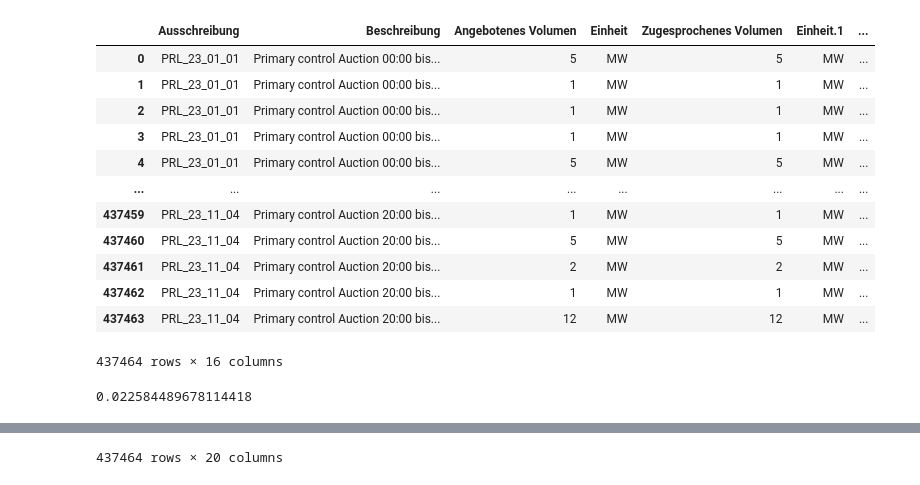
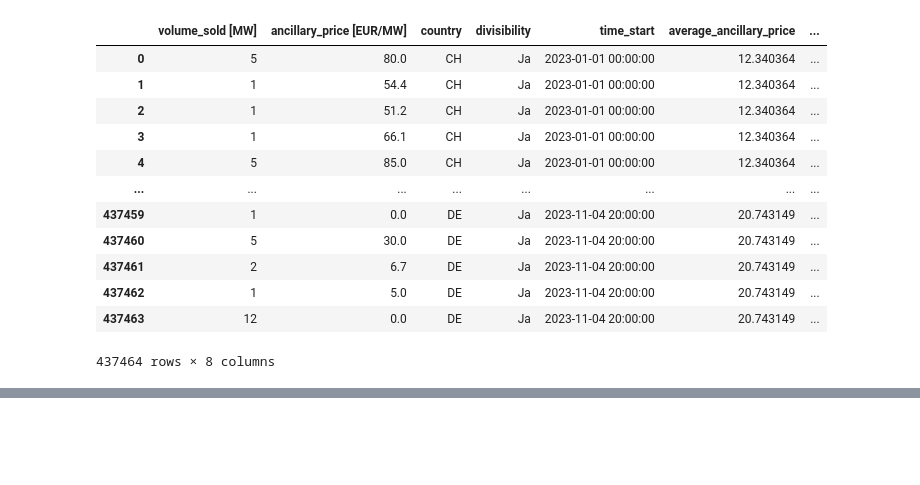
Before and after one commit to ibstokke/EnergyNow23, a Jupyter notebook: Electricity_prices.ipynb, the cells around one changed output, grey strips where cells are left out. Cells and saved outputs as stored; diff of their text form; code cells hidden in the pictures; blank space fills up the shorter version.

```diff
--- a/Electricity_prices.ipynb
+++ b/Electricity_prices.ipynb
@@ -11,6 +11,7 @@ electricity_df = pd.DataFrame()
 start_date = datetime(year = 2023, month = 1, day=1, hour=0, minute=0)
 end_date = datetime(year=2023, month = 11, day = 3)
 
+#Processing electricity prices
 
 for filename in el_csv_files:
     process_df = pd.read_csv(filename)
@@ -31,11 +32,11 @@ prices_series = pd.Series()
 date_iterator = start_date
 while date_iterator < end_date:
     df = electricity_df [(electricity_df["time_start"] >= date_iterator) & (electricity_df["time_start"]< date_iterator + interval_size)]
-    #Finding the average 4 hour price in EUR/MWh
+    #Finding the average 4 hour price in EUR/MW
     avg_price = df["Day-ahead Price [EUR/MWh]"].sum()
     indices = list(df.index.values)
-    electricity_df["average_electricity_price"].loc[indices[0]:indices[-1]] = avg_price
+    electricity_df.loc[indices[0]:indices[-1],"average_electricity_price"] = avg_price
     date_iterator = date_iterator+interval_size
-electricity_df = electricity_df[electricity_df["time_start"].dt.hour%4 ==0]
+electricity_df = electricity_df[electricity_df["time_start"].dt.hour%4 ==0].drop(labels = ["MTU (CET/CEST)", "Day-ahead Price [EUR/MWh]","time_stop"], axis =1)
 electricity_df
 # %% [output]
@@ -72,4 +56,6 @@ A value is trying to be set on a copy of a slice from a D
 # %%
+#processing ancillary bids to find average bid, max bid, and min bid per 4-hour session
+
 ancillary_df = pd.DataFrame()
 
 an_csv_files = ["2023-PRL-SRL-TRL-Ergebnis.csv"]
@@ -78,31 +64,56 @@ start_date = datetime(year = 2023, month = 1, day=1, hour=0, minute=0)
 end_date = datetime(year=2023, month = 11, day = 3)
 
 for filename in an_csv_files:
-    process_df = pd.read_csv(filename, sep = ";")
+    process_df = pd.read_csv(filename, sep = ";", low_memory=False)
     ancillary_df = pd.concat([ancillary_df,process_df])
-
+print(ancillary_df.columns)
+#specifying and filtering by ancillary service type
 ancillary_type = "PRL"
 ancillary_df = ancillary_df[ancillary_df["Ausschreibung"].str[0:3] == ancillary_type]
-display(ancillary_df)
-ancillary_df = ancillary_df.apply(lambda col: pd.to_numeric(col, errors = "ignore"), axis = 1)
+
+#ancillary_df = ancillary_df.apply(lambda col: pd.to_numeric(col, downcast= 'float', errors = "ignore"), axis = 1)
 
 day = ancillary_df["Ausschreibung"].str[-8:]
 time = ancillary_df["Beschreibung"].str[-len("00:00 bis 04:00"):]
 time_string = day + " " + time.str[0:5]
 ancillary_df["time_start"] = pd.to_datetime(time_string, format = "%y_%m_%d %H:%M")
 
-#We see  that volume that cannot be parted is relatively small so we can look away from that in the first place
-print(ancillary_df[ancillary_df["Teilbarkeit"] != "Ja"]["Angebotenes Volumen"].sum()/ancillary_df["Angebotenes Volumen"].sum())
+
+
+#We see by unhashing the line below that volume that cannot be parted is relatively small so we can look away from that in the first place
+#print(ancillary_df[ancillary_df["Teilbarkeit"] != "Ja"]["Angebotenes Volumen"].sum()/ancillary_df["Angebotenes Volumen"].sum())
 
 ancillary_df["average_ancillary_price"] = pd.Series()
 ancillary_df["max_ancillary_price"] = pd.Series()
 ancillary_df["min_ancillary_price"] = pd.Series()
 for time in ancillary_df["time_start"].unique():
     df = ancillary_df[ancillary_df["time_start"] == time]
-    avg_price = df["Kosten"].sum()/df["Angebotenes Volumen"].sum()
+    avg_price = df["Kosten"].sum()/df["Zugesprochenes Volumen"].sum()
     indices = list(df.index.values)
-    ancillary_df["average_ancillary_price"].loc[indices[0]:indices[-1]] = avg_price
-    ancillary_df["max_ancillary_price"].loc[indices[0]:indices[-1]] = df["Leistungspreis"].max()
-    ancillary_df["min_ancillary_price"].loc[indices[0]:indices[-1]] = df["Leistungspreis"].min()
+    ancillary_df.loc[indices[0]:indices[-1],"average_ancillary_price"] = avg_price
+    ancillary_df.loc[indices[0]:indices[-1],"max_ancillary_price"] = df["Leistungspreis"].max()
+    ancillary_df.loc[indices[0]:indices[-1],"min_ancillary_price"] = df["Leistungspreis"].min()
+
+#We are at the moment only keeping the 'Leisungspreis' out of the prices
+ancillary_df.drop(columns=ancillary_df.columns[:4],axis=1, inplace=True)
+ancillary_df.drop(columns=ancillary_df.columns[4:8], axis = 1, inplace=True)
+ancillary_df.drop(columns = ancillary_df.columns[5:7],axis = 1,inplace = True)
+#ancillary_df.drop(columns=ancillary_df.columns[])
+
+#Unhash line below to get only bids in Switzerland
+#ancillary_df = ancillary_df[ancillary_df["Land"] == "CH"]
+
+#Renaming columns
+unit_column_names = ancillary_df[ancillary_df.columns[1::2]].values[0]
+new_column_names = ["volume_sold ["+ str(unit_column_names[0]) + "]","ancillary_price [" + str(unit_column_names[1])+"]", "country", "divisibility"]
+ancillary_df.drop(columns=ancillary_df.columns[1:4:2], axis =1, inplace=True)
+ancillary_df = ancillary_df.rename(columns=dict(zip(["Zugesprochenes Volumen","Leistungspreis","Land","Teilbarkeit"],new_column_names)))
+
+#Defining a capacity for the powerplant to filter the dataframe
+capacity = 10
+
+for date in ancillary_df["time_start"].unique():
+    date_df = ancillary_df[ancillary_df["time_start"] == date].sort_values(by = "ancillary_price [EUR/MW]",ascending = False)
+    #adding electricity price
 ancillary_df
 # %% [output]
@@ -109,14 +125,13 @@ ancillary_df
-|  | Ausschreibung | Beschreibung | Angebotenes Volumen | Einheit | Zugesprochenes Volumen | Einheit.1 | ... |
-| 0 | PRL_23_01_01 | Primary control Auction 00:00 bis... | 5 | MW | 5 | MW | ... |
-| 1 | PRL_23_01_01 | Primary control Auction 00:00 bis... | 1 | MW | 1 | MW | ... |
-| 2 | PRL_23_01_01 | Primary control Auction 00:00 bis... | 1 | MW | 1 | MW | ... |
-| 3 | PRL_23_01_01 | Primary control Auction 00:00 bis... | 1 | MW | 1 | MW | ... |
-| 4 | PRL_23_01_01 | Primary control Auction 00:00 bis... | 5 | MW | 5 | MW | ... |
+|  | volume_sold [MW] | ancillary_price [EUR/MW] | country | divisibility | time_start | average_ancillary_price | ... |
+| 0 | 5 | 80.0 | CH | Ja | 2023-01-01 00:00:00 | 12.340364 | ... |
+| 1 | 1 | 54.4 | CH | Ja | 2023-01-01 00:00:00 | 12.340364 | ... |
+| 2 | 1 | 51.2 | CH | Ja | 2023-01-01 00:00:00 | 12.340364 | ... |
+| 3 | 1 | 66.1 | CH | Ja | 2023-01-01 00:00:00 | 12.340364 | ... |
+| 4 | 5 | 85.0 | CH | Ja | 2023-01-01 00:00:00 | 12.340364 | ... |
 | ... | ... | ... | ... | ... | ... | ... | ... |
-| 437459 | PRL_23_11_04 | Primary control Auction 20:00 bis... | 1 | MW | 1 | MW | ... |
-| 437460 | PRL_23_11_04 | Primary control Auction 20:00 bis... | 5 | MW | 5 | MW | ... |
-| 437461 | PRL_23_11_04 | Primary control Auction 20:00 bis... | 2 | MW | 2 | MW | ... |
-| 437462 | PRL_23_11_04 | Primary control Auction 20:00 bis... | 1 | MW | 1 | MW | ... |
-| 437463 | PRL_23_11_04 | Primary control Auction 20:00 bis... | 12 | MW | 12 | MW | ... |
+| 437459 | 1 | 0.0 | DE | Ja | 2023-11-04 20:00:00 | 20.743149 | ... |
+| 437460 | 5 | 30.0 | DE | Ja | 2023-11-04 20:00:00 | 20.743149 | ... |
+| 437461 | 2 | 6.7 | DE | Ja | 2023-11-04 20:00:00 | 20.743149 | ... |
+| 437462 | 1 | 5.0 | DE | Ja | 2023-11-04 20:00:00 | 20.743149 | ... |
+| 437463 | 12 | 0.0 | DE | Ja | 2023-11-04 20:00:00 | 20.743149 | ... |
-437464 rows × 16 columns
-0.022584489678114418
+437464 rows × 8 columns
@@ -152 +137,0 @@ See the caveats in the documentation: https://pandas.pydata.org/pandas-docs/stab
-437464 rows × 20 columns
```
Also changed, not shown: parts of 9 cells of this notebook.
